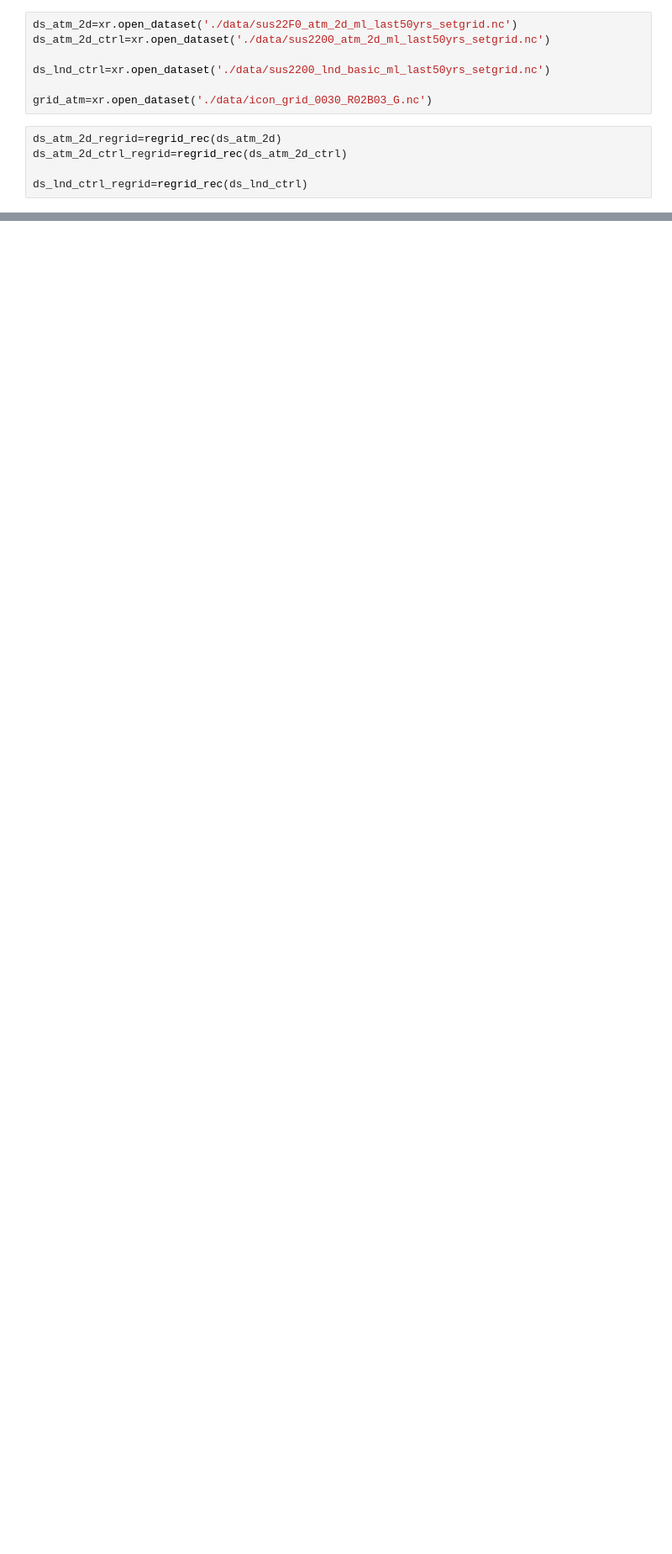
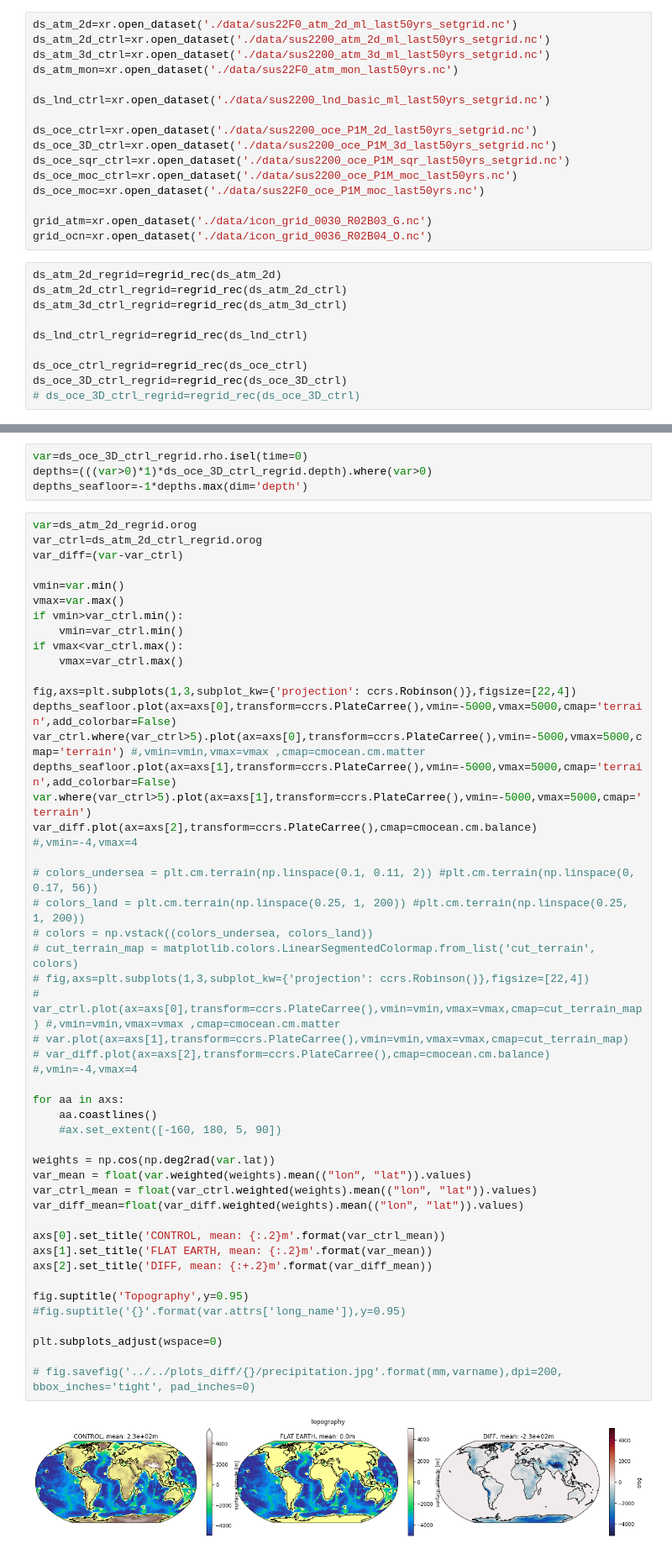
Before and after one commit to JanLandwehrs/ICON-ESM_FlatEarth, a Jupyter notebook: ICON_FlatEarth.ipynb, the cells around one changed output, grey strips where cells are left out. Shown at 84% size. Cells and saved outputs as stored; diff of their text form; blank space fills up the shorter version.

```diff
--- a/ICON_FlatEarth.ipynb
+++ b/ICON_FlatEarth.ipynb
@@ -64,12 +64,26 @@ def regrid_rec(ds_in):
 # %%
 ds_atm_2d=xr.open_dataset('./data/sus22F0_atm_2d_ml_last50yrs_setgrid.nc')
 ds_atm_2d_ctrl=xr.open_dataset('./data/sus2200_atm_2d_ml_last50yrs_setgrid.nc')
+ds_atm_3d_ctrl=xr.open_dataset('./data/sus2200_atm_3d_ml_last50yrs_setgrid.nc')
+ds_atm_mon=xr.open_dataset('./data/sus22F0_atm_mon_last50yrs.nc')
 
 ds_lnd_ctrl=xr.open_dataset('./data/sus2200_lnd_basic_ml_last50yrs_setgrid.nc')
 
+ds_oce_ctrl=xr.open_dataset('./data/sus2200_oce_P1M_2d_last50yrs_setgrid.nc')
+ds_oce_3D_ctrl=xr.open_dataset('./data/sus2200_oce_P1M_3d_last50yrs_setgrid.nc')
+ds_oce_sqr_ctrl=xr.open_dataset('./data/sus2200_oce_P1M_sqr_last50yrs_setgrid.nc')
+ds_oce_moc_ctrl=xr.open_dataset('./data/sus2200_oce_P1M_moc_last50yrs.nc')
+ds_oce_moc=xr.open_dataset('./data/sus22F0_oce_P1M_moc_last50yrs.nc')
+
 grid_atm=xr.open_dataset('./data/icon_grid_0030_R02B03_G.nc')
+grid_ocn=xr.open_dataset('./data/icon_grid_0036_R02B04_O.nc')
 # %%
 ds_atm_2d_regrid=regrid_rec(ds_atm_2d)
 ds_atm_2d_ctrl_regrid=regrid_rec(ds_atm_2d_ctrl)
+ds_atm_3d_ctrl_regrid=regrid_rec(ds_atm_3d_ctrl)
 
 ds_lnd_ctrl_regrid=regrid_rec(ds_lnd_ctrl)
+
+ds_oce_ctrl_regrid=regrid_rec(ds_oce_ctrl)
+ds_oce_3D_ctrl_regrid=regrid_rec(ds_oce_3D_ctrl)
+# ds_oce_3D_ctrl_regrid=regrid_rec(ds_oce_3D_ctrl)
@@ -124,0 +95,53 @@ plt.subplots_adjust(wspace=0)
+# %%
+var=ds_oce_3D_ctrl_regrid.rho.isel(time=0)
+depths=(((var>0)*1)*ds_oce_3D_ctrl_regrid.depth).where(var>0)
+depths_seafloor=-1*depths.max(dim='depth')
+# %%
+var=ds_atm_2d_regrid.orog
+var_ctrl=ds_atm_2d_ctrl_regrid.orog
+var_diff=(var-var_ctrl)
+
+vmin=var.min()
+vmax=var.max()
+if vmin>var_ctrl.min():
+    vmin=var_ctrl.min()
+if vmax<var_ctrl.max():
+    vmax=var_ctrl.max()
+
+fig,axs=plt.subplots(1,3,subplot_kw={'projection': ccrs.Robinson()},figsize=[22,4])
+depths_seafloor.plot(ax=axs[0],transform=ccrs.PlateCarree(),vmin=-5000,vmax=5000,cmap='terrain',add_colorbar=False)
+var_ctrl.where(var_ctrl>5).plot(ax=axs[0],transform=ccrs.PlateCarree(),vmin=-5000,vmax=5000,cmap='terrain') #,vmin=vmin,vmax=vmax ,cmap=cmocean.cm.matter
+depths_seafloor.plot(ax=axs[1],transform=ccrs.PlateCarree(),vmin=-5000,vmax=5000,cmap='terrain',add_colorbar=False)
+var.where(var_ctrl>5).plot(ax=axs[1],transform=ccrs.PlateCarree(),vmin=-5000,vmax=5000,cmap='terrain')
+var_diff.plot(ax=axs[2],transform=ccrs.PlateCarree(),cmap=cmocean.cm.balance) #,vmin=-4,vmax=4
+
+# colors_undersea = plt.cm.terrain(np.linspace(0.1, 0.11, 2)) #plt.cm.terrain(np.linspace(0, 0.17, 56))
+# colors_land = plt.cm.terrain(np.linspace(0.25, 1, 200)) #plt.cm.terrain(np.linspace(0.25, 1, 200))
+# colors = np.vstack((colors_undersea, colors_land))
+# cut_terrain_map = matplotlib.colors.LinearSegmentedColormap.from_list('cut_terrain', colors)
+# fig,axs=plt.subplots(1,3,subplot_kw={'projection': ccrs.Robinson()},figsize=[22,4])
+# var_ctrl.plot(ax=axs[0],transform=ccrs.PlateCarree(),vmin=vmin,vmax=vmax,cmap=cut_terrain_map) #,vmin=vmin,vmax=vmax ,cmap=cmocean.cm.matter
+# var.plot(ax=axs[1],transform=ccrs.PlateCarree(),vmin=vmin,vmax=vmax,cmap=cut_terrain_map)
+# var_diff.plot(ax=axs[2],transform=ccrs.PlateCarree(),cmap=cmocean.cm.balance) #,vmin=-4,vmax=4
+
+for aa in axs:
+    aa.coastlines()
+    #ax.set_extent([-160, 180, 5, 90])
+
+weights = np.cos(np.deg2rad(var.lat))
+var_mean = float(var.weighted(weights).mean(("lon", "lat")).values)
+var_ctrl_mean = float(var_ctrl.weighted(weights).mean(("lon", "lat")).values)
+var_diff_mean=float(var_diff.weighted(weights).mean(("lon", "lat")).values)
+
+axs[0].set_title('CONTROL, mean: {:.2}m'.format(var_ctrl_mean))
+axs[1].set_title('FLAT EARTH, mean: {:.2}m'.format(var_mean))
+axs[2].set_title('DIFF, mean: {:+.2}m'.format(var_diff_mean))
+
+fig.suptitle('Topography',y=0.95)
+#fig.suptitle('{}'.format(var.attrs['long_name']),y=0.95)
+
+plt.subplots_adjust(wspace=0)
+
+# fig.savefig('../../plots_diff/{}/precipitation.jpg'.format(mm,varname),dpi=200, bbox_inches='tight', pad_inches=0)
+# %% [output]
+[figure, added]
```
Also changed, not shown: parts of 20 cells of this notebook.
